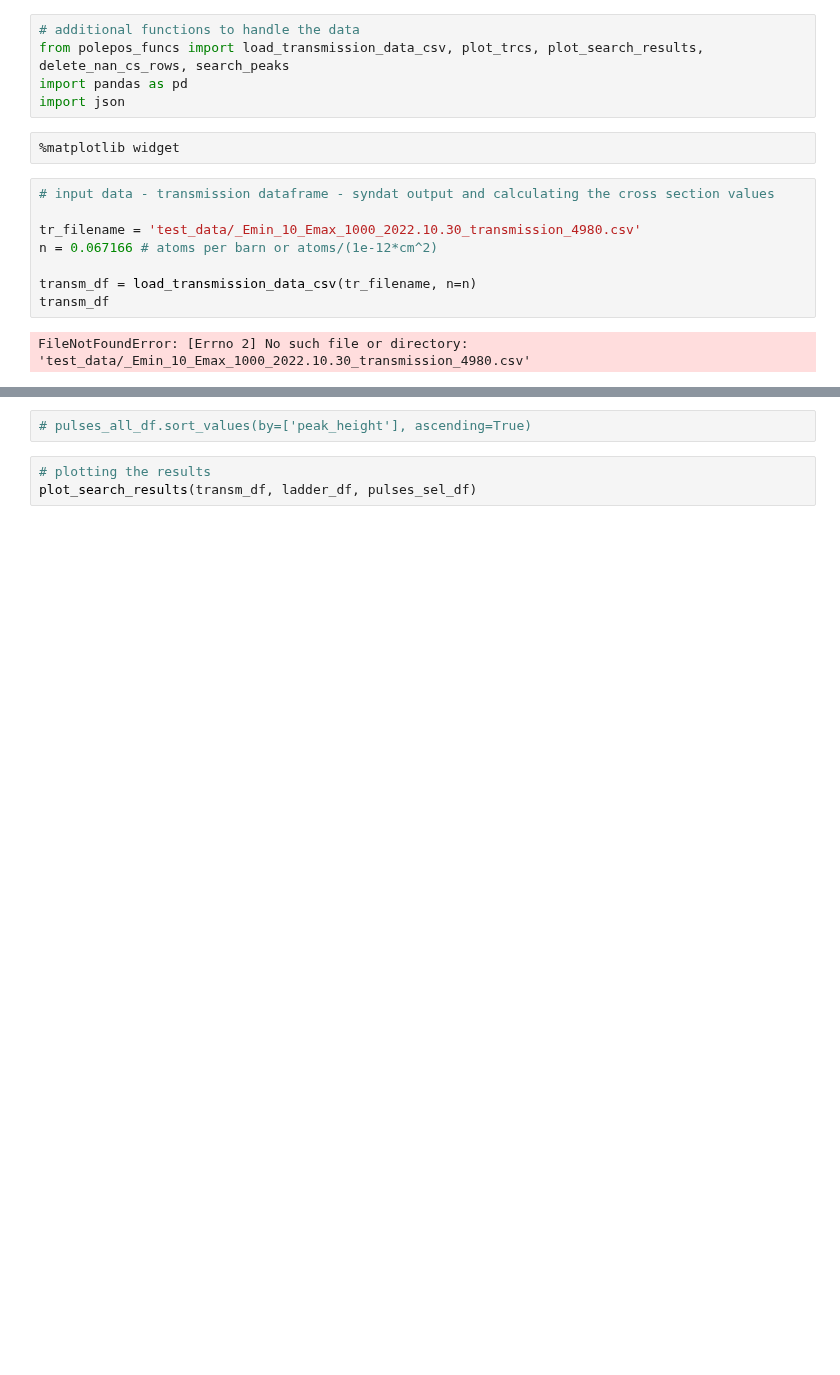
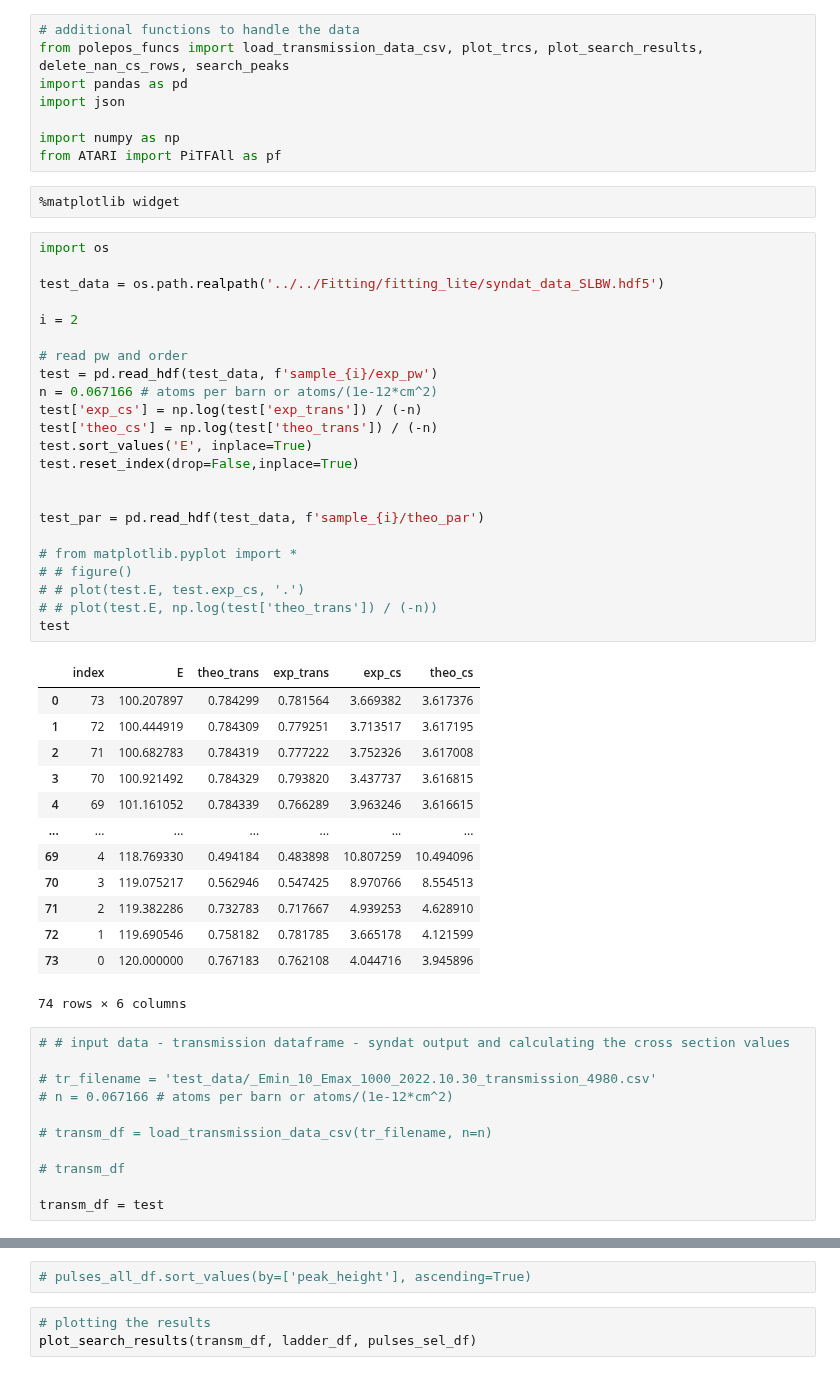
Before and after one commit to Naww137/ATARI, a Jupyter notebook: ATARI/PolePosition/example.ipynb, the cells around one changed output, grey strips where cells are left out. Drawn from its saved outputs; the diff is of its cells as text; blank space fills up the shorter version.

```diff
--- a/ATARI/PolePosition/example.ipynb
+++ b/ATARI/PolePosition/example.ipynb
@@ -3,18 +3,59 @@
 from polepos_funcs import load_transmission_data_csv, plot_trcs, plot_search_results, delete_nan_cs_rows, search_peaks
 import pandas as pd
 import json
+
+import numpy as np
+from ATARI import PiTFAll as pf
 # %%
 %matplotlib widget
+# %%
+import os
+
+test_data = os.path.realpath('../../Fitting/fitting_lite/syndat_data_SLBW.hdf5')
+
+i = 2
+
+# read pw and order
+test = pd.read_hdf(test_data, f'sample_{i}/exp_pw')
+n = 0.067166 # atoms per barn or atoms/(1e-12*cm^2)
+test['exp_cs'] = np.log(test['exp_trans']) / (-n)
+test['theo_cs'] = np.log(test['theo_trans']) / (-n)
+test.sort_values('E', inplace=True)
+test.reset_index(drop=False,inplace=True)
+
+
+test_par = pd.read_hdf(test_data, f'sample_{i}/theo_par')
+
+# from matplotlib.pyplot import *
+# # figure()
+# # plot(test.E, test.exp_cs, '.')
+# # plot(test.E, np.log(test['theo_trans']) / (-n))
+test
+# %% [output]
+|  | index | E | theo_trans | exp_trans | exp_cs | theo_cs |
+| 0 | 73 | 100.207897 | 0.784299 | 0.781564 | 3.669382 | 3.617376 |
+| 1 | 72 | 100.444919 | 0.784309 | 0.779251 | 3.713517 | 3.617195 |
+| 2 | 71 | 100.682783 | 0.784319 | 0.777222 | 3.752326 | 3.617008 |
+| 3 | 70 | 100.921492 | 0.784329 | 0.793820 | 3.437737 | 3.616815 |
+| 4 | 69 | 101.161052 | 0.784339 | 0.766289 | 3.963246 | 3.616615 |
+| ... | ... | ... | ... | ... | ... | ... |
+| 69 | 4 | 118.769330 | 0.494184 | 0.483898 | 10.807259 | 10.494096 |
+| 70 | 3 | 119.075217 | 0.562946 | 0.547425 | 8.970766 | 8.554513 |
+| 71 | 2 | 119.382286 | 0.732783 | 0.717667 | 4.939253 | 4.628910 |
+| 72 | 1 | 119.690546 | 0.758182 | 0.781785 | 3.665178 | 4.121599 |
+| 73 | 0 | 120.000000 | 0.767183 | 0.762108 | 4.044716 | 3.945896 |
+74 rows × 6 columns
 # %%
-# input data - transmission dataframe - syndat output and calculating the cross section values
+# # input data - transmission dataframe - syndat output and calculating the cross section values
 
-tr_filename = 'test_data/_Emin_10_Emax_1000_2022.10.30_transmission_4980.csv'
-n = 0.067166 # atoms per barn or atoms/(1e-12*cm^2)
+# tr_filename = 'test_data/_Emin_10_Emax_1000_2022.10.30_transmission_4980.csv'
+# n = 0.067166 # atoms per barn or atoms/(1e-12*cm^2)
 
-transm_df = load_transmission_data_csv(tr_filename, n=n)
-transm_df
+# transm_df = load_transmission_data_csv(tr_filename, n=n)
+
+# transm_df
+
+transm_df = test
-# %% [output]
-FileNotFoundError: [Errno 2] No such file or directory: 'test_data/_Emin_10_Emax_1000_2022.10.30_transmission_4980.csv'
 # %%
 # deleting all points with the negative transmission
 transm_nonzero = delete_nan_cs_rows(transm_df)
```
Also changed, not shown: parts of 10 cells of this notebook, 3 other files.
